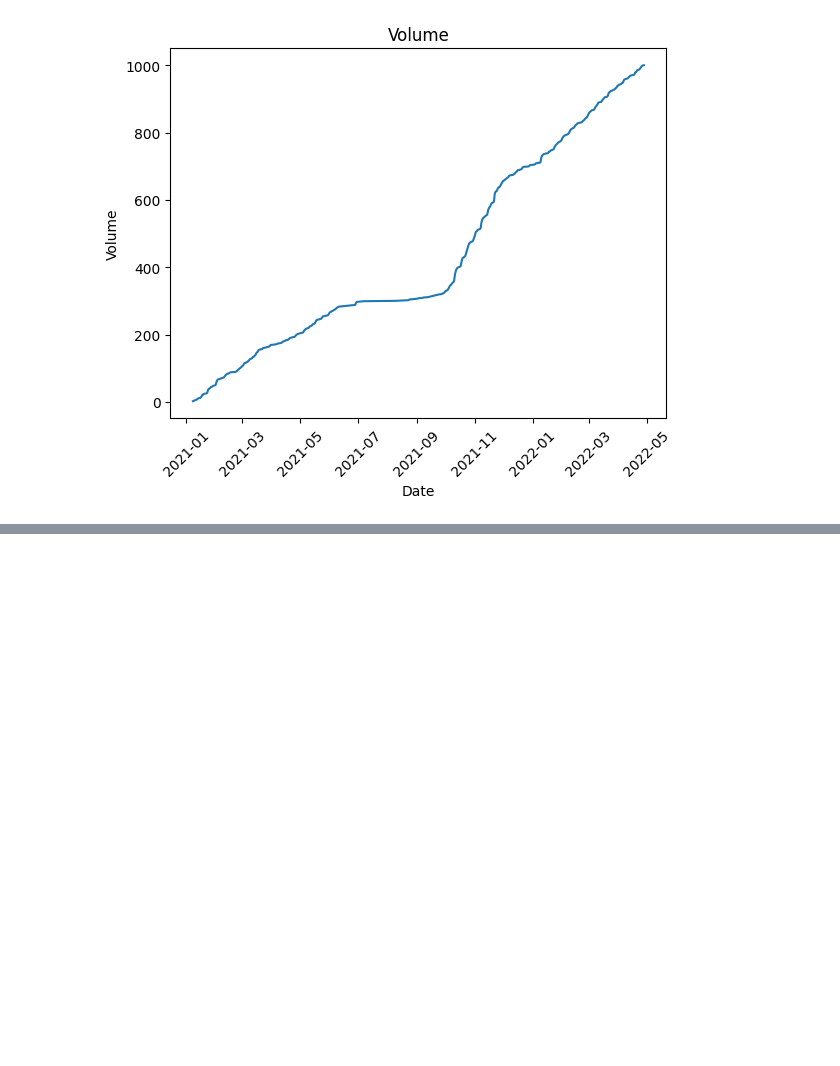
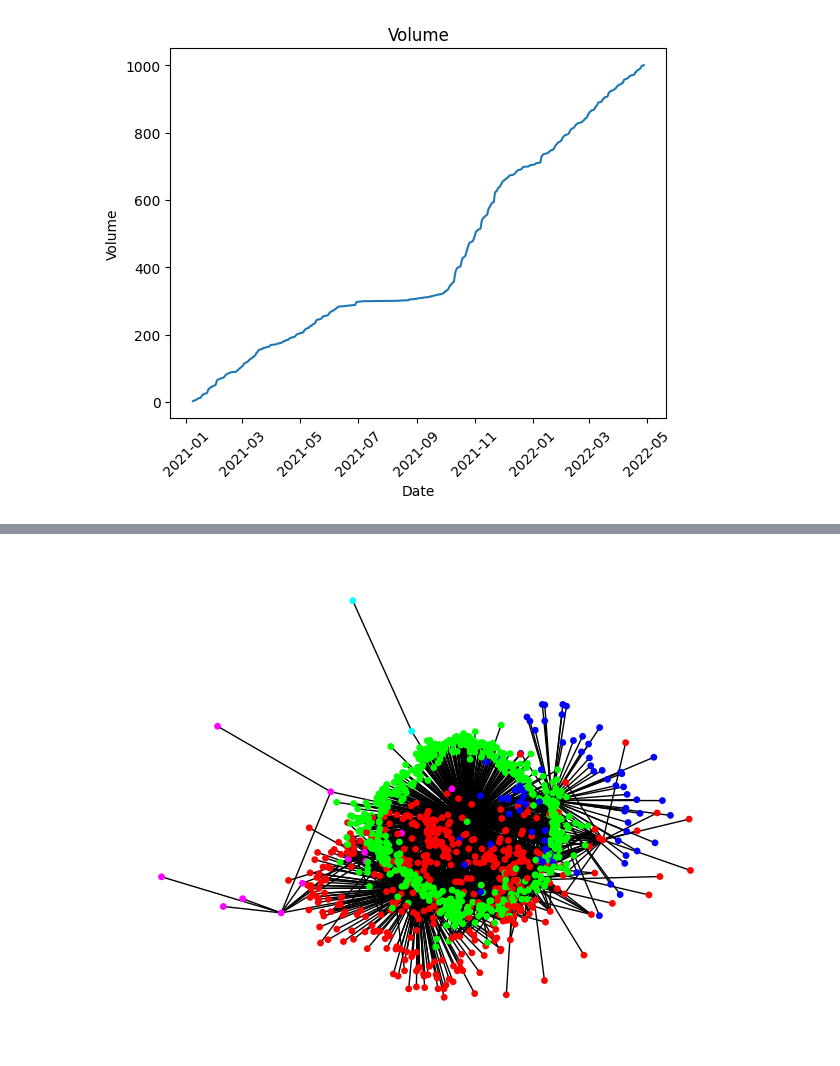
Before and after one commit to Ziverael/Studies2, a Jupyter notebook: ud/list2.ipynb, the cells around one changed output, grey strips where cells are left out. Cells and saved outputs as stored; diff of their text form; code cells hidden in the pictures; blank space fills up the shorter version.

Commit message:
List 2 (only missing 7,8)

```diff
--- a/ud/list2.ipynb
+++ b/ud/list2.ipynb
@@ -439,3 +451,42 @@ shape: (10, 2)
 | "ResearchGate <no-reply@researc… | 136 |
 | "JSOS <admin_jsos@pwr.edu.pl>" | 111 |
 | "Newsletter studencki <newslett… | 102 |
+# %%
+
+def draw_communication_clusters(graph: nx.Graph, level: int = 1) -> None:
+    if level > 5:
+        msg = "allowed maximum 5 levels."
+        raise ValueError(msg)
+    colors = ["red", "green", "blue", "magenta", "lightblue"]
+    colors = ["#FF0000", "#00FF00", "#0000FF", "#FF00FF", "#00FFFF", "#bb9949"]
+    communities_generator = nx.community.girvan_newman(graph)
+    for _ in range(level - 1):
+        next(communities_generator)
+    communities = list(next(communities_generator))
+    node_colors: list[str] = []
+
+    node_colors_dict: dict[str, str] = {}
+    for idx, community in enumerate(communities):
+        for node in community:
+            node_colors_dict[node] = colors[idx]
+
+    pos = nx.spring_layout(graph, seed=42)
+    nx.draw(
+        graph,
+        with_labels=False,
+        node_color=[node_colors_dict[node] for node in graph.nodes()],
+        node_size=15,
+        font_size=12,
+        pos=pos,
+    )
+    net = Network(directed=True, select_menu=True, filter_menu=True)
+    for node in graph.nodes():
+        net.add_node(node, label=str(node), color=node_colors_dict[node])
+    for edge in graph.edges():
+        net.add_edge(edge[0], edge[1])
+    net.show_buttons()
+    net.save_graph(f"communities_levels_{level}.html")
+# %%
+draw_communication_clusters(relations_graph, level=4)
+# %% [output]
+[figure, added]
```
Also changed, not shown: parts of 45 cells of this notebook, 14 other files.
